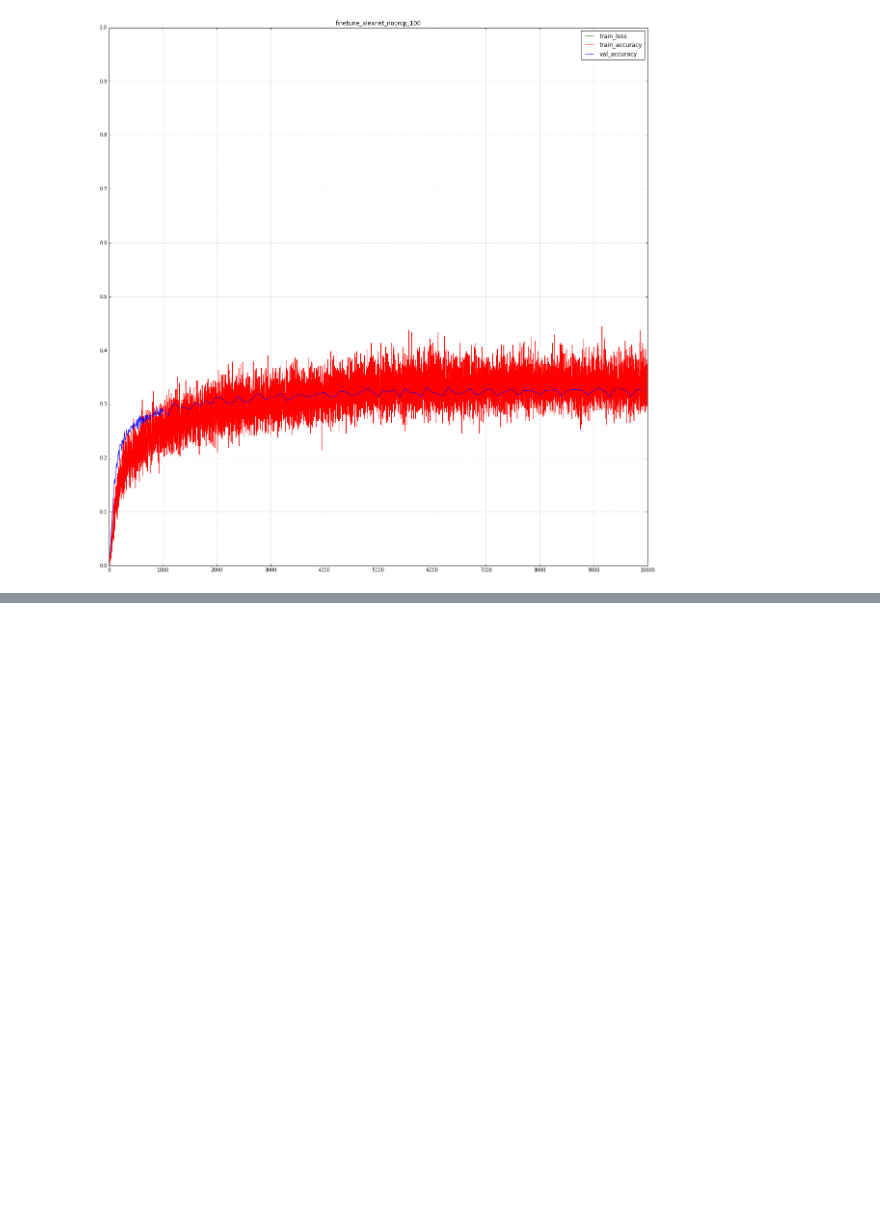
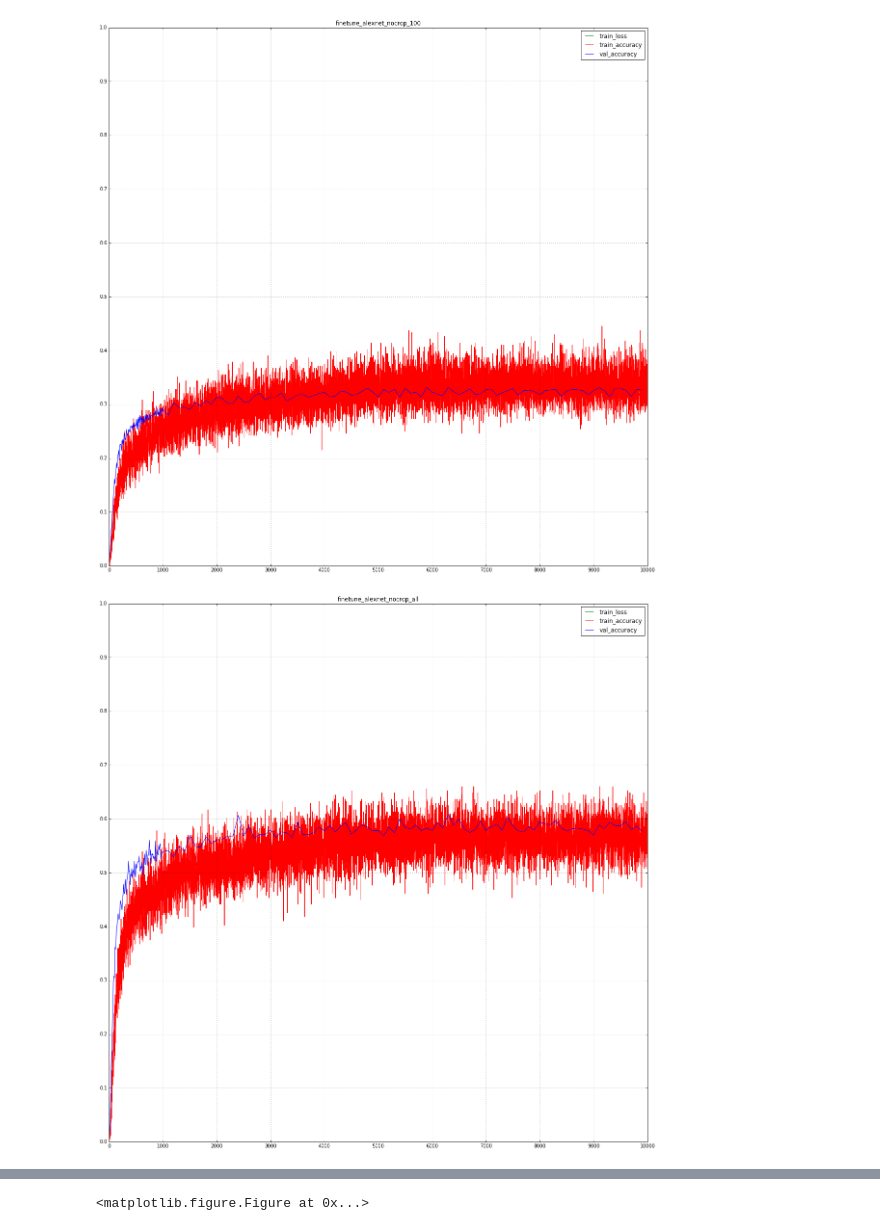
Before and after one commit to Definiter/occlusion-project, a Jupyter notebook: src/visualize_finetune.ipynb, the cells around one changed output, grey strips where cells are left out. Cells and saved outputs as stored; diff of their text form; code cells hidden in the pictures; blank space fills up the shorter version.

```diff
--- a/src/visualize_finetune.ipynb
+++ b/src/visualize_finetune.ipynb
@@ -25,8 +25,8 @@ plt.rcParams['figure.figsize'] = (20, 20)
 #net_names = ['0', '60']
 #type_strs = ['1k_crop_obj']
 
-net_names = ['0', '20', '40', '60', '80', '100']
-type_strs = ['nocrop']
+net_names = ['0', '20', '40', '60', '80', '100', 'all']
+type_strs = ['nocrop', 'crop']
 
 for type_str in type_strs:
     for net_name in net_names:
@@ -64,30 +64,31 @@ for type_str in type_strs:
 
         # Curves.
         plt.plot(train_loss, zorder = 0, color = 'g')
         plt.plot(train_accuracy, zorder = 1, color = 'r')
         keys = sorted(val_accuracy.keys())
         values = [val_accuracy[key] for key in keys]
         plt.plot(keys, values, zorder = 2, color = 'b')
         plt.legend(['train_loss', 'train_accuracy', 'val_accuracy'], loc='upper right')
 
         # Grid.
         ax = plt.gca()
         ax.set_xlim(x_range)
         ax.set_ylim(y_range)
         ax.set_xticks(np.arange(x_range[0], x_range[1] + x_unit, x_unit))
         ax.set_xticks(np.arange(x_range[0], x_range[1] + x_unit, x_unit), minor=True)
         ax.set_yticks(np.arange(y_range[0], y_range[1] + y_unit, y_unit))
         ax.set_yticks(np.arange(y_range[0], y_range[1] + y_unit, y_unit), minor=True)
         ax.grid(which='both')
         ax.grid(which='minor', alpha=0.2)
         ax.grid(which='major', alpha=0.5)
 
         plt.show()
         fig.savefig('{}finetune/finetune_curve_{}_{}.png'.format(result_root, type_str, net_name))
 # %% [output]
 [figure]
 [figure]
 [figure]
 [figure]
 [figure]
 [figure]
+[figure, added]
@@ -93,0 +99 @@ for type_str in type_strs:
+<matplotlib.figure.Figure at 0x...>
```
Also changed, not shown: parts of 1 cell of this notebook, 12 other files.
